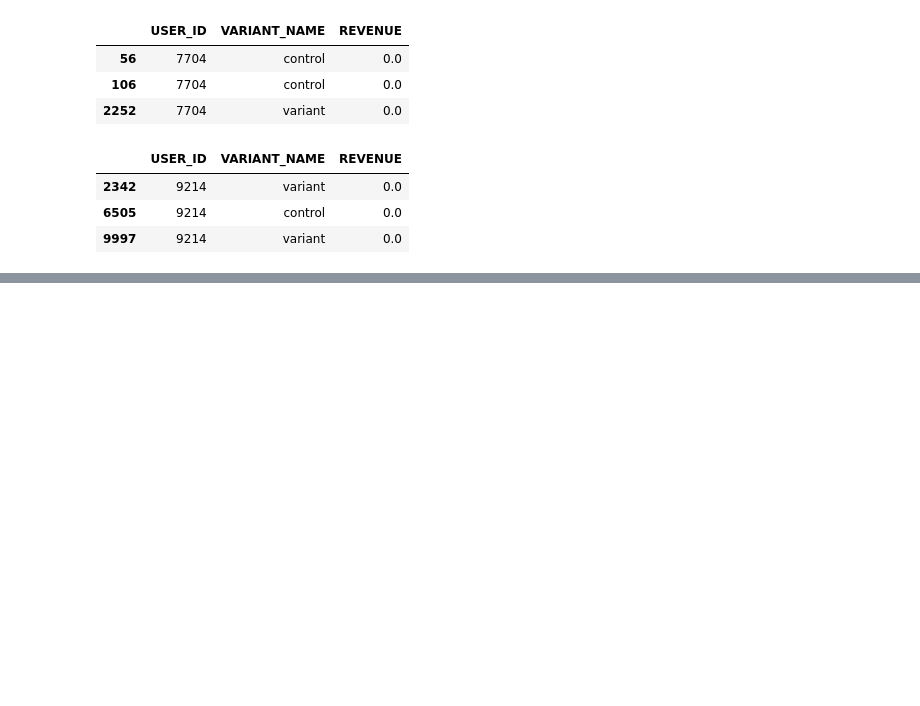
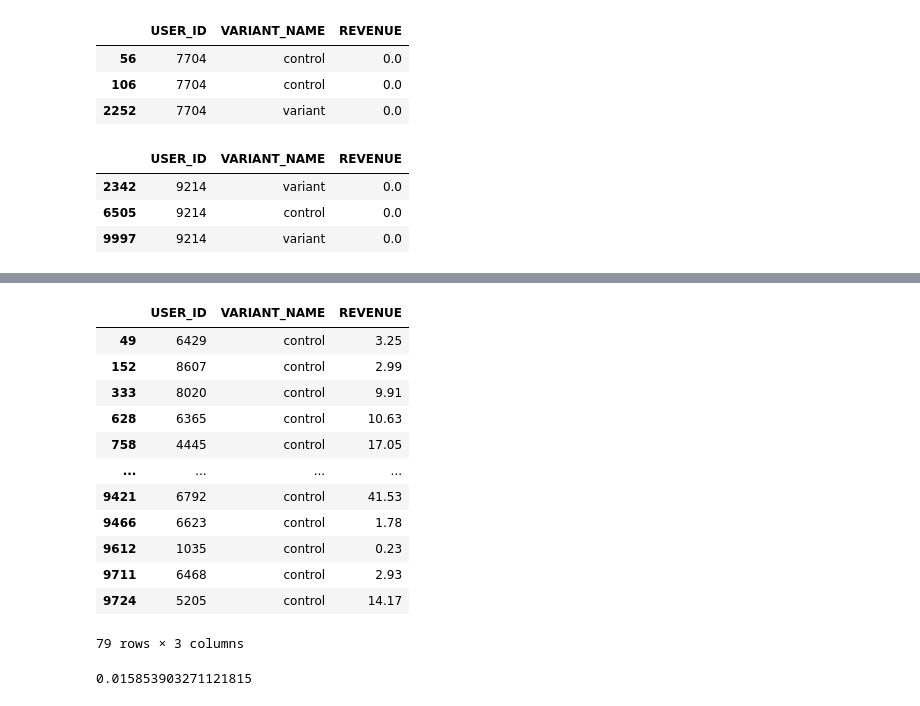
Before and after one commit to kpnguyen21/erdos-AB-testing, a Jupyter notebook: EDA.ipynb, the cells around one changed output, grey strips where cells are left out. Cells and saved outputs as stored; diff of their text form; code cells hidden in the pictures; blank space fills up the shorter version.

```diff
--- a/EDA.ipynb
+++ b/EDA.ipynb
@@ -179,0 +304,20 @@ plt.show()
+# %%
+df_control[df_control.REVENUE > 0]
+# %% [output]
+|  | USER_ID | VARIANT_NAME | REVENUE |
+| 49 | 6429 | control | 3.25 |
+| 152 | 8607 | control | 2.99 |
+| 333 | 8020 | control | 9.91 |
+| 628 | 6365 | control | 10.63 |
+| 758 | 4445 | control | 17.05 |
+| ... | ... | ... | ... |
+| 9421 | 6792 | control | 41.53 |
+| 9466 | 6623 | control | 1.78 |
+| 9612 | 1035 | control | 0.23 |
+| 9711 | 6468 | control | 2.93 |
+| 9724 | 5205 | control | 14.17 |
+79 rows × 3 columns
+# %%
+79/len(df_control)
+# %% [output]
+0.015853903271121815
```
Also changed, not shown: parts of 38 cells of this notebook.
